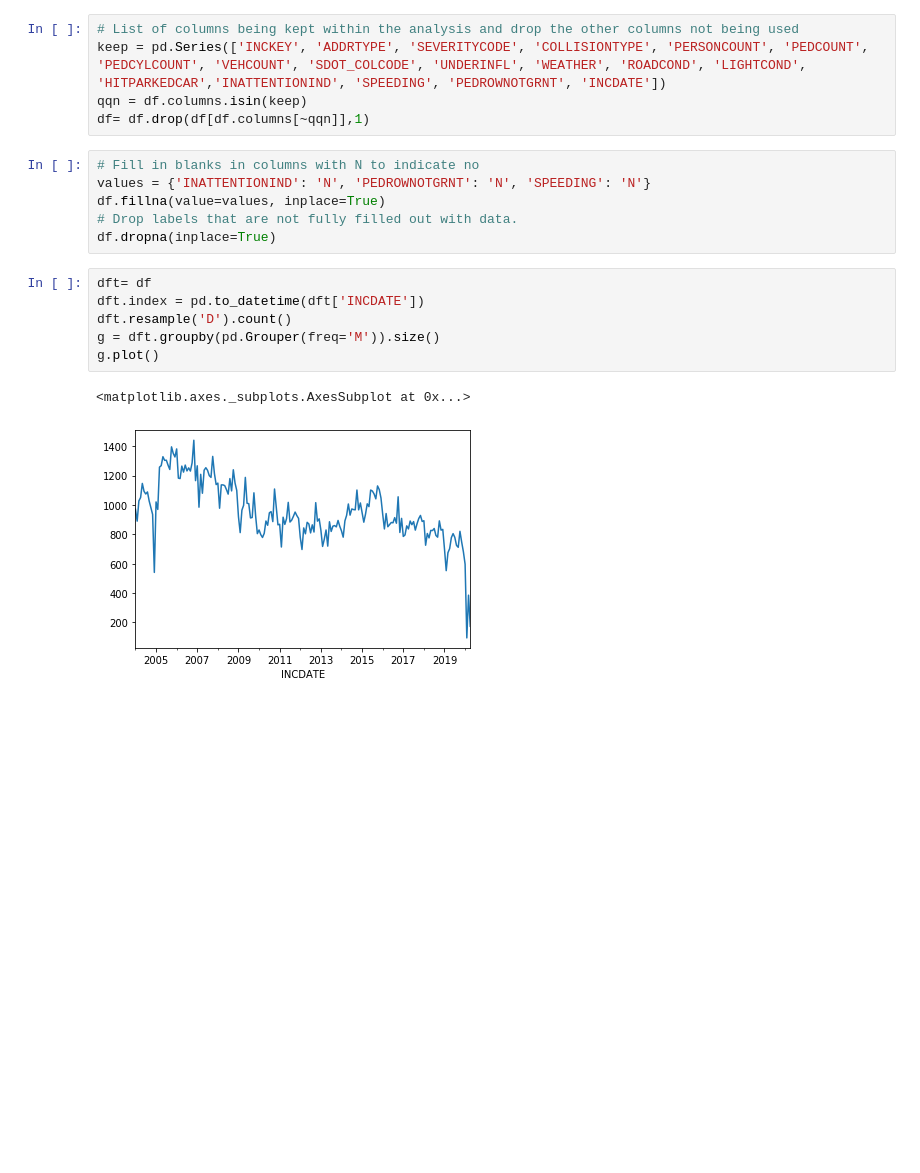
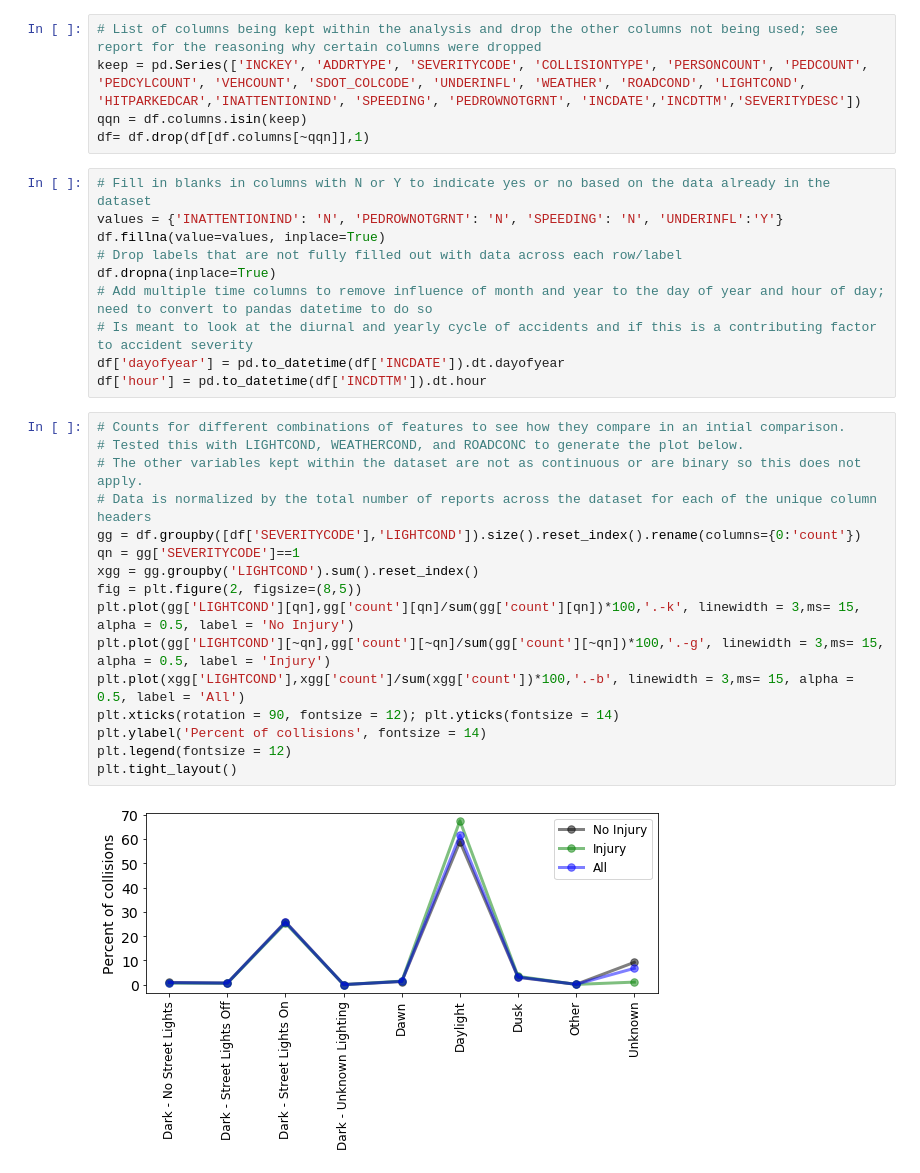
Before and after one commit to esrussell16/Coursera_Capstone, a Jupyter notebook: Cousera_capstone.ipynb, the cells around one changed output. Cells and saved outputs as stored; diff of their text form; blank space fills up the shorter version.

```diff
--- a/Cousera_capstone.ipynb
+++ b/Cousera_capstone.ipynb
@@ -48,20 +53,33 @@ plt.show
 # %%
-# List of columns being kept within the analysis and drop the other columns not being used
-keep = pd.Series(['INCKEY', 'ADDRTYPE', 'SEVERITYCODE', 'COLLISIONTYPE', 'PERSONCOUNT', 'PEDCOUNT', 'PEDCYLCOUNT', 'VEHCOUNT', 'SDOT_COLCODE', 'UNDERINFL', 'WEATHER', 'ROADCOND', 'LIGHTCOND', 'HITPARKEDCAR','INATTENTIONIND', 'SPEEDING', 'PEDROWNOTGRNT', 'INCDATE'])
+# List of columns being kept within the analysis and drop the other columns not being used; see report for the reasoning why certain columns were dropped
+keep = pd.Series(['INCKEY', 'ADDRTYPE', 'SEVERITYCODE', 'COLLISIONTYPE', 'PERSONCOUNT', 'PEDCOUNT', 'PEDCYLCOUNT', 'VEHCOUNT', 'SDOT_COLCODE', 'UNDERINFL', 'WEATHER', 'ROADCOND', 'LIGHTCOND', 'HITPARKEDCAR','INATTENTIONIND', 'SPEEDING', 'PEDROWNOTGRNT', 'INCDATE','INCDTTM','SEVERITYDESC'])
 qqn = df.columns.isin(keep)
 df= df.drop(df[df.columns[~qqn]],1)
 # %%
-# Fill in blanks in columns with N to indicate no
-values = {'INATTENTIONIND': 'N', 'PEDROWNOTGRNT': 'N', 'SPEEDING': 'N'}
+# Fill in blanks in columns with N or Y to indicate yes or no based on the data already in the dataset
+values = {'INATTENTIONIND': 'N', 'PEDROWNOTGRNT': 'N', 'SPEEDING': 'N', 'UNDERINFL':'Y'}
 df.fillna(value=values, inplace=True)
-# Drop labels that are not fully filled out with data.
+# Drop labels that are not fully filled out with data across each row/label
 df.dropna(inplace=True)
+# Add multiple time columns to remove influence of month and year to the day of year and hour of day; need to convert to pandas datetime to do so
+# Is meant to look at the diurnal and yearly cycle of accidents and if this is a contributing factor to accident severity
+df['dayofyear'] = pd.to_datetime(df['INCDATE']).dt.dayofyear
+df['hour'] = pd.to_datetime(df['INCDTTM']).dt.hour
-# %%
-dft= df
-dft.index = pd.to_datetime(dft['INCDATE'])
-dft.resample('D').count()
-g = dft.groupby(pd.Grouper(freq='M')).size()
-g.plot()
-# %% [output]
-<matplotlib.axes._subplots.AxesSubplot at 0x...>
-[figure, removed]
+# %%
+# Counts for different combinations of features to see how they compare in an intial comparison.
+# Tested this with LIGHTCOND, WEATHERCOND, and ROADCONC to generate the plot below.
+# The other variables kept within the dataset are not as continuous or are binary so this does not apply.
+# Data is normalized by the total number of reports across the dataset for each of the unique column headers
+gg = df.groupby([df['SEVERITYCODE'],'LIGHTCOND']).size().reset_index().rename(columns={0:'count'})
+qn = gg['SEVERITYCODE']==1
+xgg = gg.groupby('LIGHTCOND').sum().reset_index()
+fig = plt.figure(2, figsize=(8,5))
+plt.plot(gg['LIGHTCOND'][qn],gg['count'][qn]/sum(gg['count'][qn])*100,'.-k', linewidth = 3,ms= 15, alpha = 0.5, label = 'No Injury')
+plt.plot(gg['LIGHTCOND'][~qn],gg['count'][~qn]/sum(gg['count'][~qn])*100,'.-g', linewidth = 3,ms= 15, alpha = 0.5, label = 'Injury')
+plt.plot(xgg['LIGHTCOND'],xgg['count']/sum(xgg['count'])*100,'.-b', linewidth = 3,ms= 15, alpha = 0.5, label = 'All')
+plt.xticks(rotation = 90, fontsize = 12); plt.yticks(fontsize = 14)
+plt.ylabel('Percent of collisions', fontsize = 14)
+plt.legend(fontsize = 12)
+plt.tight_layout()
+# %% [output]
+[figure, added]
```
Also changed, not shown: parts of 18 cells of this notebook.
